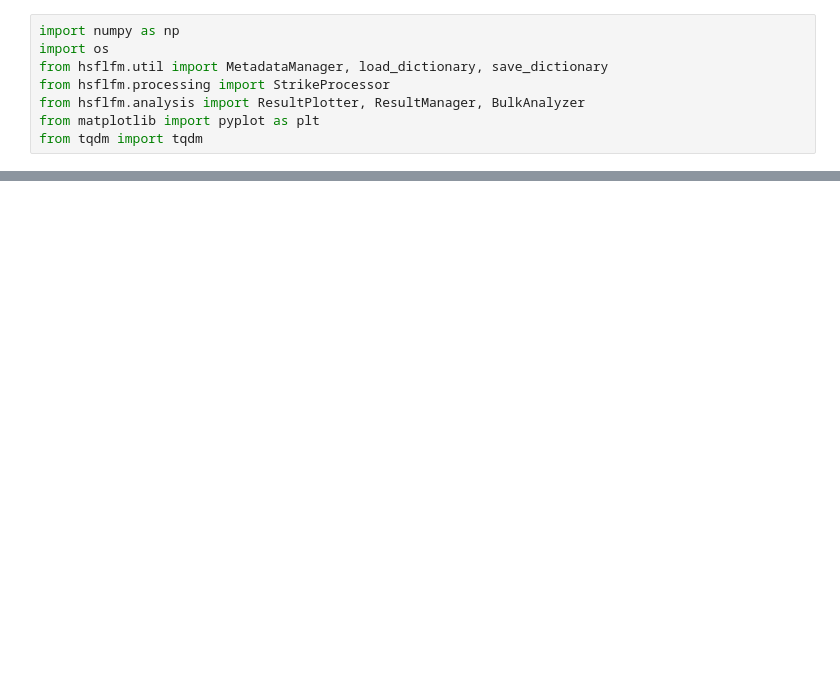
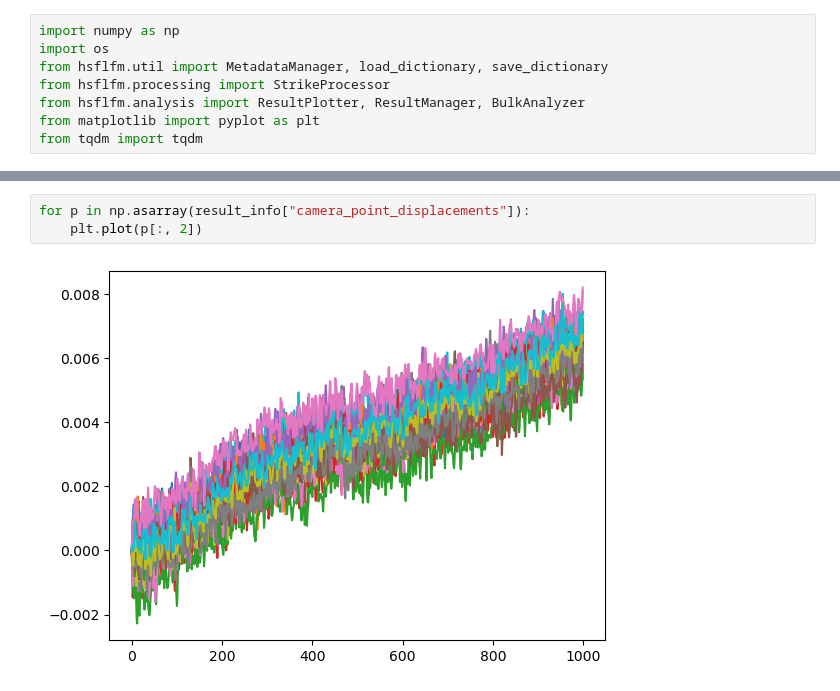
Before and after one commit to clarebcook/HighSpeedFLFM, a Jupyter notebook: processing_example_scripts/process_from_pre_alignment.ipynb, the cells around one changed output, grey strips where cells are left out. Drawn from its saved outputs; the diff is of its cells as text; blank space fills up the shorter version.

```diff
--- a/processing_example_scripts/process_from_pre_alignment.ipynb
+++ b/processing_example_scripts/process_from_pre_alignment.ipynb
@@ -66,0 +87,5 @@ plotter.scatter_peak_disp()
+# %%
+for p in np.asarray(result_info["camera_point_displacements"]):
+    plt.plot(p[:, 2])
+# %% [output]
+[figure, added]
```
Also changed, not shown: parts of 7 cells of this notebook, 4 other files.
